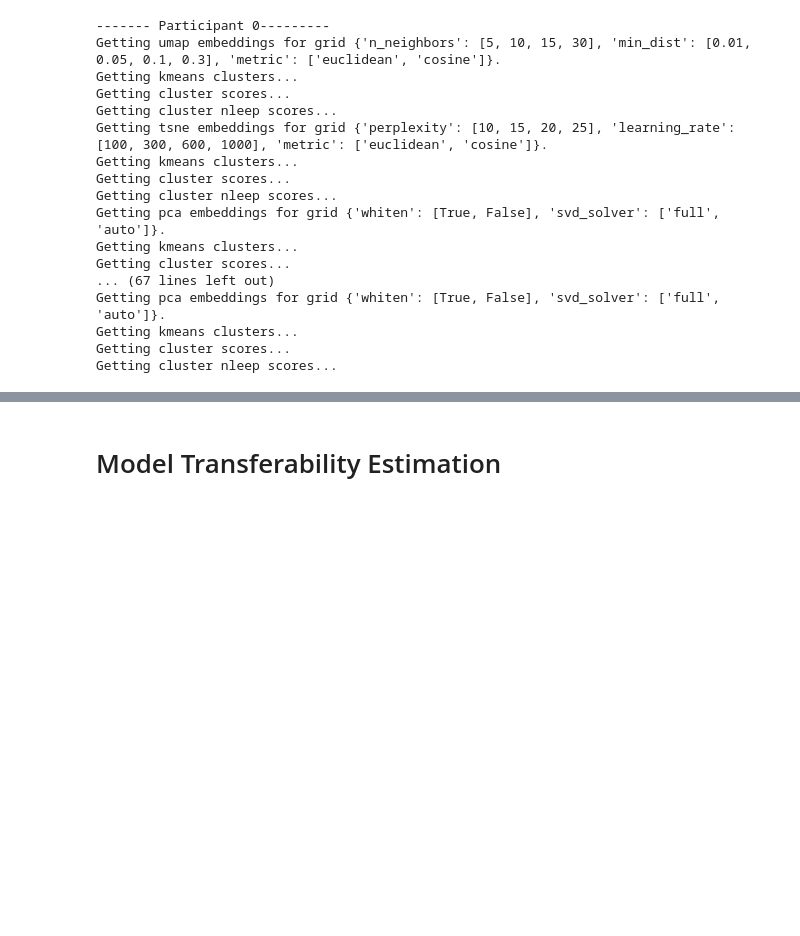
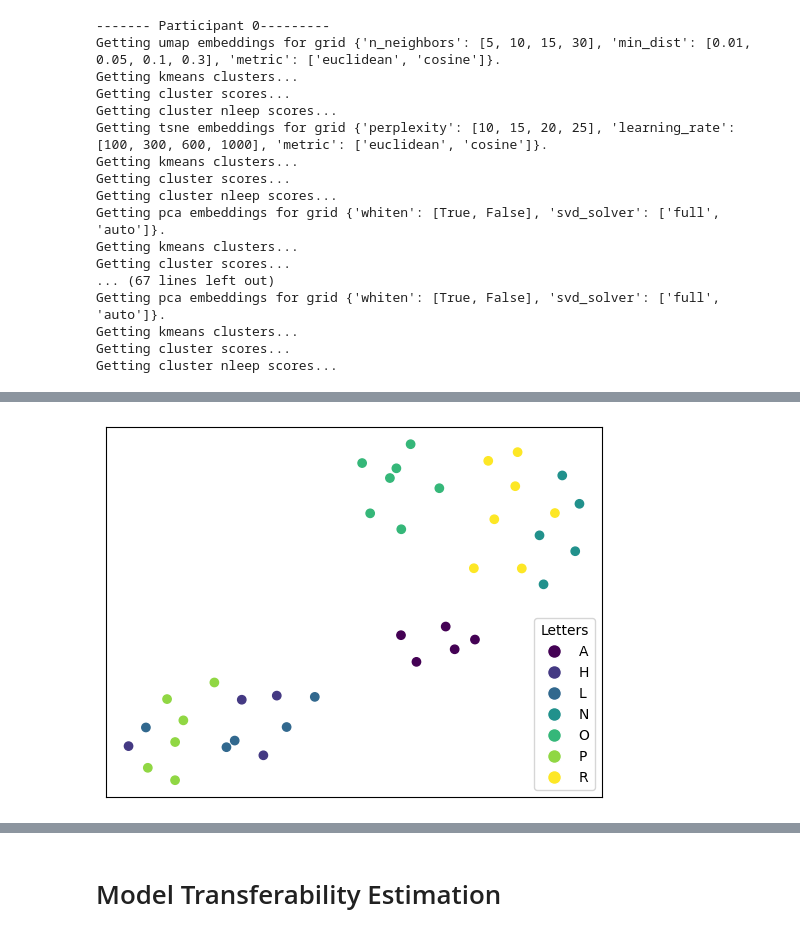
Before and after one commit to ADA-SITE-JML/gesture_face_features, a Jupyter notebook: code/hgr_pytorch.ipynb, the cells around one changed output, grey strips where cells are left out. Cells and saved outputs as stored; diff of their text form; code cells hidden in the pictures; blank space fills up the shorter version.

```diff
--- a/code/hgr_pytorch.ipynb
+++ b/code/hgr_pytorch.ipynb
@@ -505,0 +759,13 @@ Getting cluster nleep scores...
+# %%
+engines_gmm = []
+for i in range(6):
+  print(f'\n------- Participant {i}---------')
+  engines_gmm.append({})
+  for method in METHOD_ZOO:
+    re = ReducerEngine(p[i], t[i], method=method, n_components=2, emb_path=os.path.join(emb_path, str(i)))
+    re.get_all_embeddings(MODEL_ZOO, LAYER_ZOO)
+    e = Engine(re, 'gmm')
+    e.score(verbose=False)
+    e.rank(MODEL_ZOO, 'score')
+    e.rank(MODEL_ZOO, 'nleep')
+    engines_gmm[i][method] = e
@@ -505,0 +816,30 @@ Getting cluster nleep scores...
+# %%
+import matplotlib.pyplot as plt
+import numpy as np
+
+def plot(embedding, targets, idx_to_class=None):
+    scatter = plt.scatter(
+        embedding[:, 0],
+        embedding[:, 1],
+        c=targets,
+        cmap='viridis'
+    )
+
+    plt.xticks([])
+    plt.yticks([])
+
+    unique_targets = np.unique(targets)
+    handles = []
+    for target in unique_targets:
+        letter = idx_to_class[target] if idx_to_class else target
+        handle = plt.Line2D([0], [0], marker='o', color='w',
+                            markerfacecolor=plt.cm.viridis(target / max(unique_targets)),
+                            markersize=10, label=letter)
+        handles.append(handle)
+
+    plt.legend(handles=handles, title="Letters", loc='lower right')
+    plt.show()
+# %%
+plot(engines_gmm[5]['umap'].ce.best_cluster.embedding.reducer.embedding, t[5], dataset.idx_to_class)
+# %% [output]
+[figure, added]
```
Also changed, not shown: parts of 49 cells of this notebook, 44 other files.
